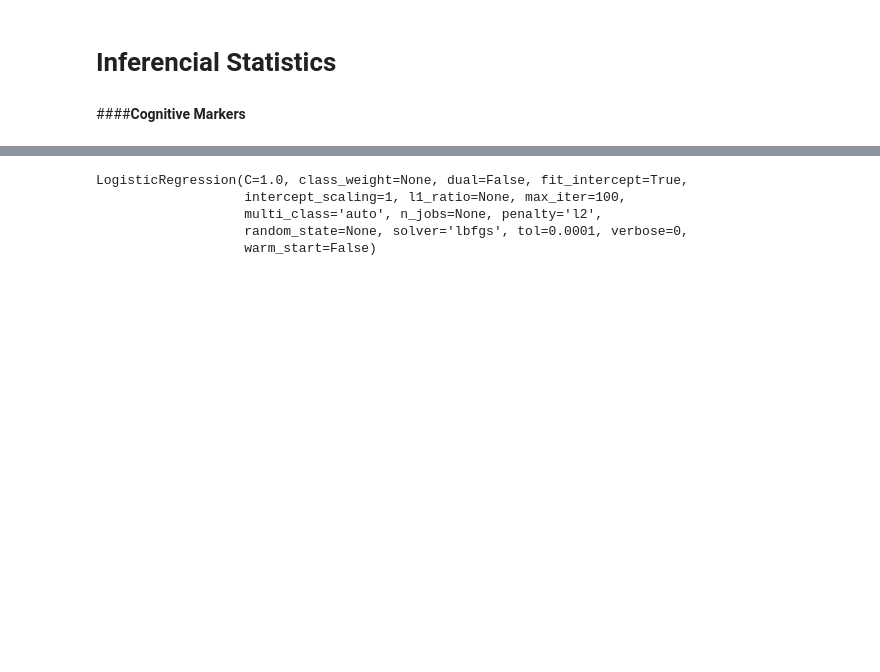
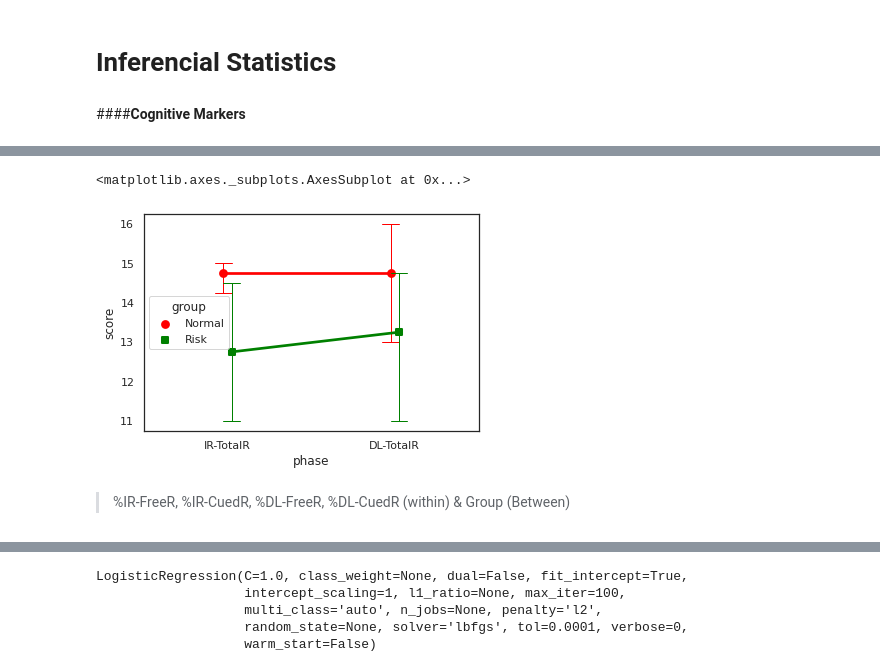
Before and after one commit to Sirabhop/Preclinical-AD-EEG-classification, a Jupyter notebook: Data_Analysis.ipynb, the cells around one changed output, grey strips where cells are left out. Drawn from its saved outputs; the diff is of its cells as text; code cells hidden in the pictures; blank space fills up the shorter version.

```diff
--- a/Data_Analysis.ipynb
+++ b/Data_Analysis.ipynb
@@ -421,0 +398,11 @@ CogMarkers
+# %%
+df = pd.DataFrame()
+df['group'] = pd.concat((CogMarkers['group'], CogMarkers['group']), axis = 0)
+df['score'] = pd.concat((CogMarkers['IR-TotalR'],  CogMarkers['DL-TotalR']),
+                        axis = 0)
+df['phase'] = None
+df.iloc[0:8, 2] = 'IR-TotalR'
+df.iloc[8:16, 2] = 'DL-TotalR'
+
+df['group'].replace([0,1], ['Normal', 'Risk'], inplace = True)
+df.reset_index(inplace = True)
@@ -421,0 +436,11 @@ CogMarkers
+# %%
+sns.set(style = 'white')
+sns.pointplot(data=df, x='phase', y='score', hue='group', dodge=True, markers=['o', 's'],
+	      capsize=.1, errwidth=1, palette = ['red','green'], grid = False)
+# %% [output]
+<matplotlib.axes._subplots.AxesSubplot at 0x...>
+[figure, added]
+# %% [markdown]
+
+
+> %IR-FreeR, %IR-CuedR, %DL-FreeR, %DL-CuedR (within) & Group (Between)
```
Also changed, not shown: parts of 29 cells of this notebook.
